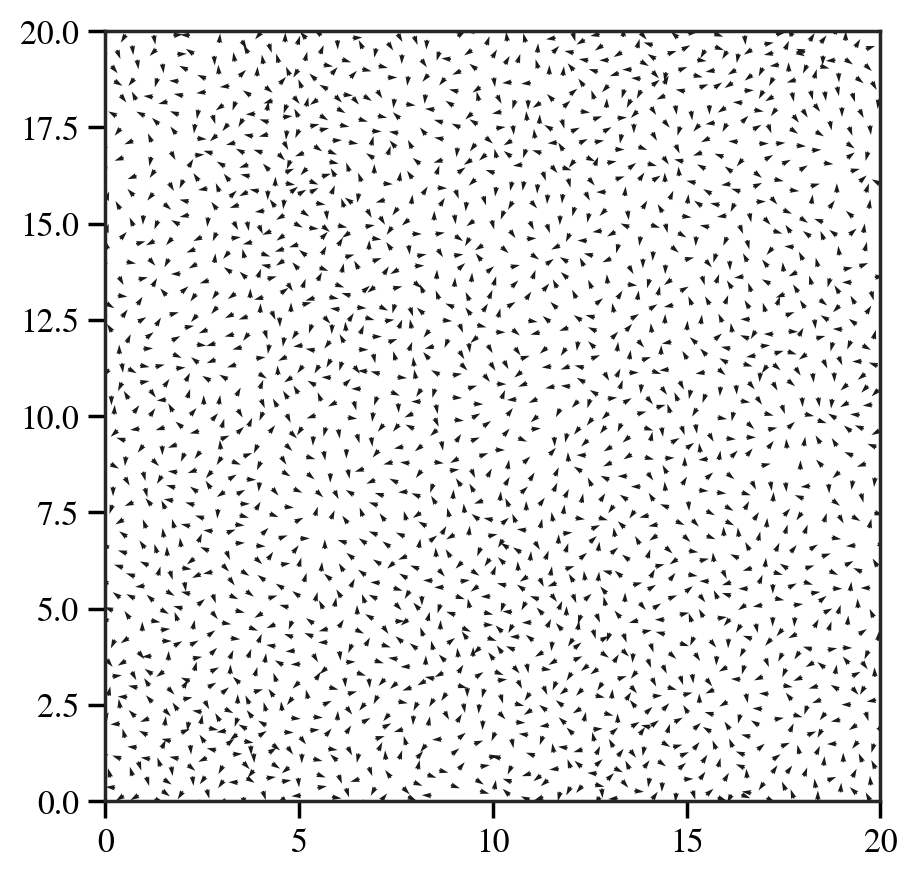
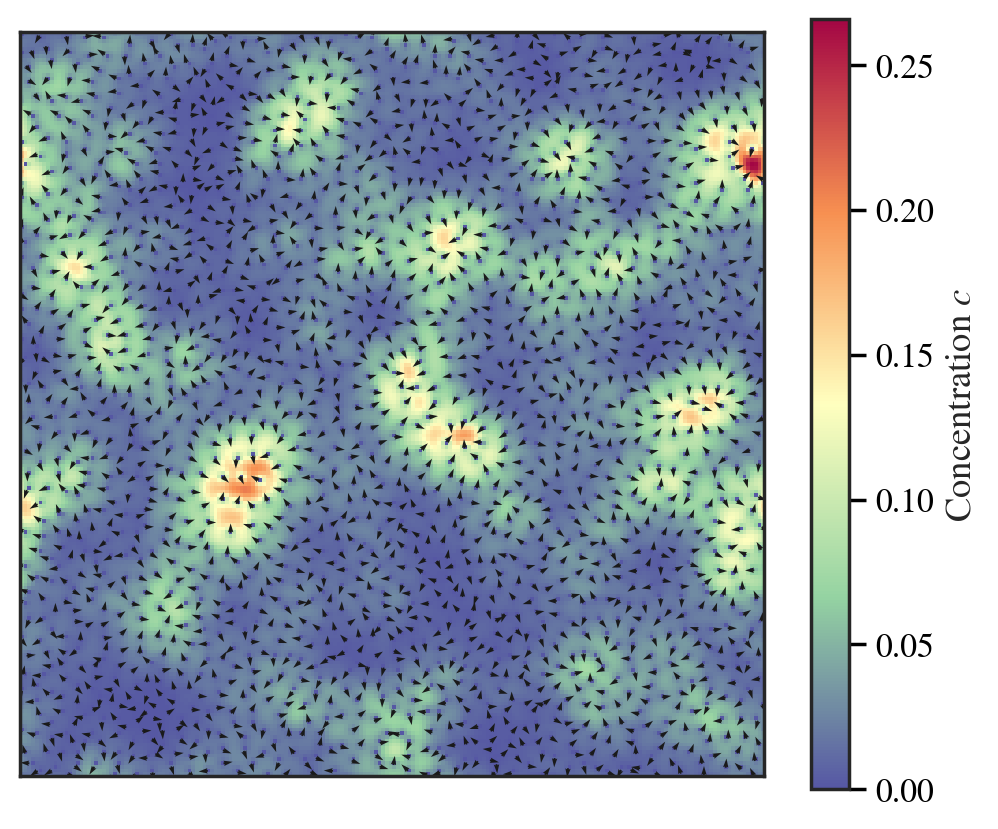
Unified diff of the notebook cell whose output changed from the first chart to the second:
--- before
+++ after
@@ -1 +1,4 @@
-model.plot(showField=False)
+model.plot(showField=True)
+plt.xticks([])
+plt.yticks([])
+plt.savefig("figs/particle_snapshot_k-1.pdf", bbox_inches='tight')

Commit: chemo